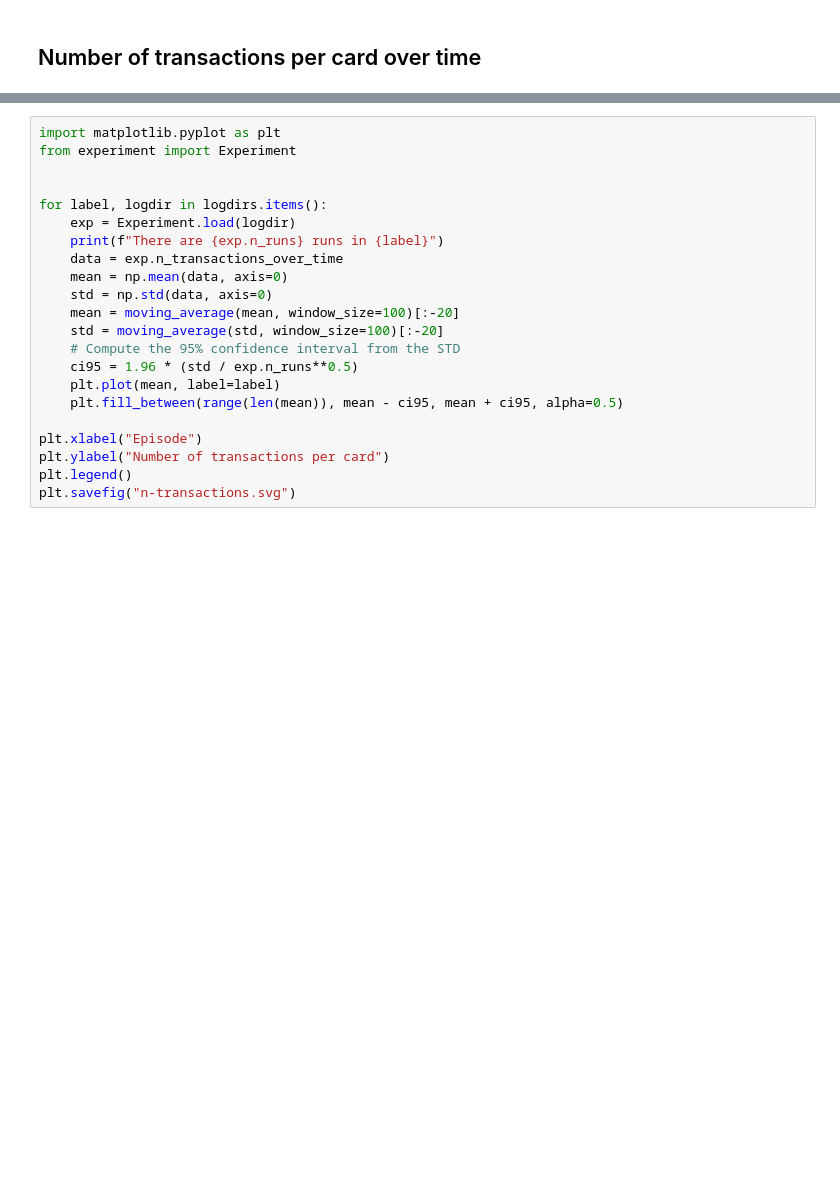
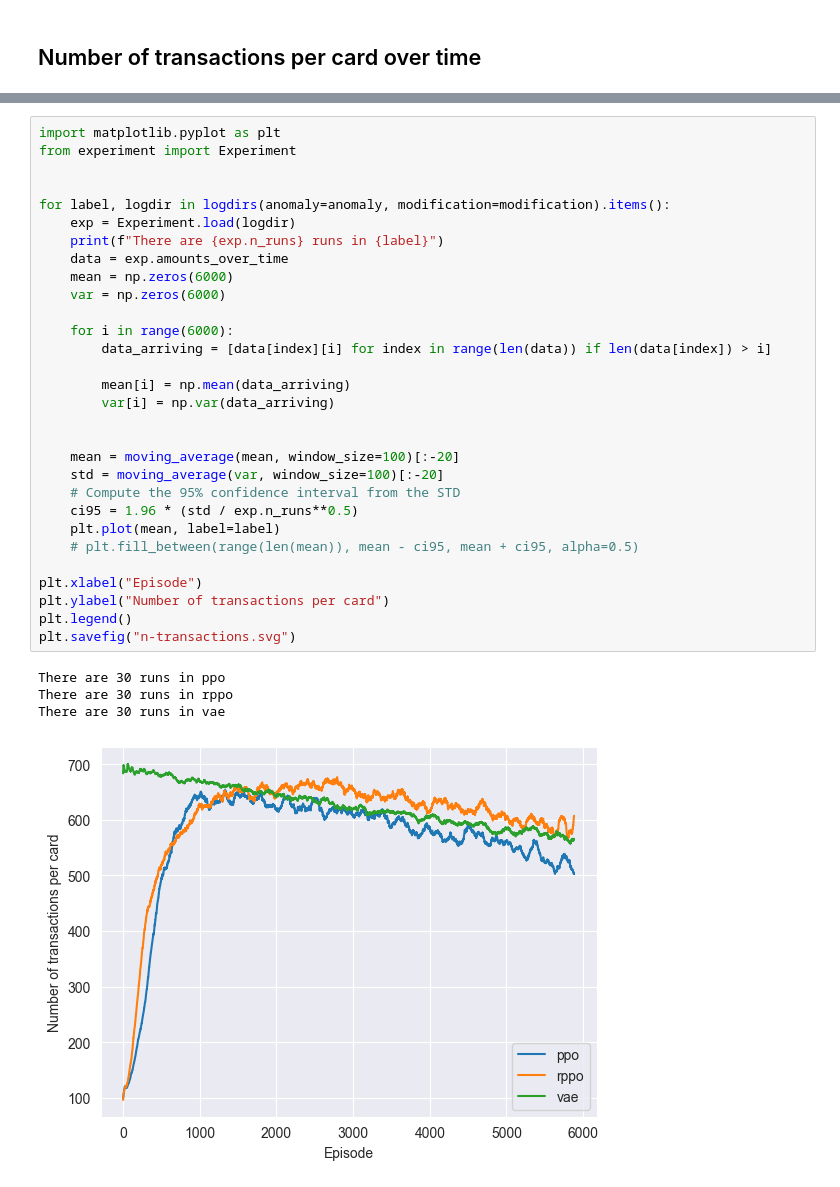
Before and after one commit to FaramirHurin/RL_Attack_September24, a Jupyter notebook: agents-comparison.ipynb, the cells around one changed output, grey strips where cells are left out. Saved outputs shown, nothing was run; the diff lists cells and outputs as text; blank space fills up the shorter version.

```diff
--- a/agents-comparison.ipynb
+++ b/agents-comparison.ipynb
@@ -227,22 +298,35 @@ shape: (3, 18)
 # %%
 import matplotlib.pyplot as plt
 from experiment import Experiment
 
 
-for label, logdir in logdirs.items():
+for label, logdir in logdirs(anomaly=anomaly, modification=modification).items():
     exp = Experiment.load(logdir)
     print(f"There are {exp.n_runs} runs in {label}")
-    data = exp.n_transactions_over_time
-    mean = np.mean(data, axis=0)
-    std = np.std(data, axis=0)
+    data = exp.amounts_over_time
+    mean = np.zeros(6000)
+    var = np.zeros(6000)
+
+    for i in range(6000):
+        data_arriving = [data[index][i] for index in range(len(data)) if len(data[index]) > i]
+
+        mean[i] = np.mean(data_arriving)
+        var[i] = np.var(data_arriving)
+
+
     mean = moving_average(mean, window_size=100)[:-20]
-    std = moving_average(std, window_size=100)[:-20]
+    std = moving_average(var, window_size=100)[:-20]
     # Compute the 95% confidence interval from the STD
     ci95 = 1.96 * (std / exp.n_runs**0.5)
     plt.plot(mean, label=label)
-    plt.fill_between(range(len(mean)), mean - ci95, mean + ci95, alpha=0.5)
+    # plt.fill_between(range(len(mean)), mean - ci95, mean + ci95, alpha=0.5)
 
 plt.xlabel("Episode")
 plt.ylabel("Number of transactions per card")
 plt.legend()
 plt.savefig("n-transactions.svg")
+# %% [output]
+There are 30 runs in ppo
+There are 30 runs in rppo
+There are 30 runs in vae
+[figure, added]
```
Also changed, not shown: parts of 9 cells of this notebook, 1 other file.
